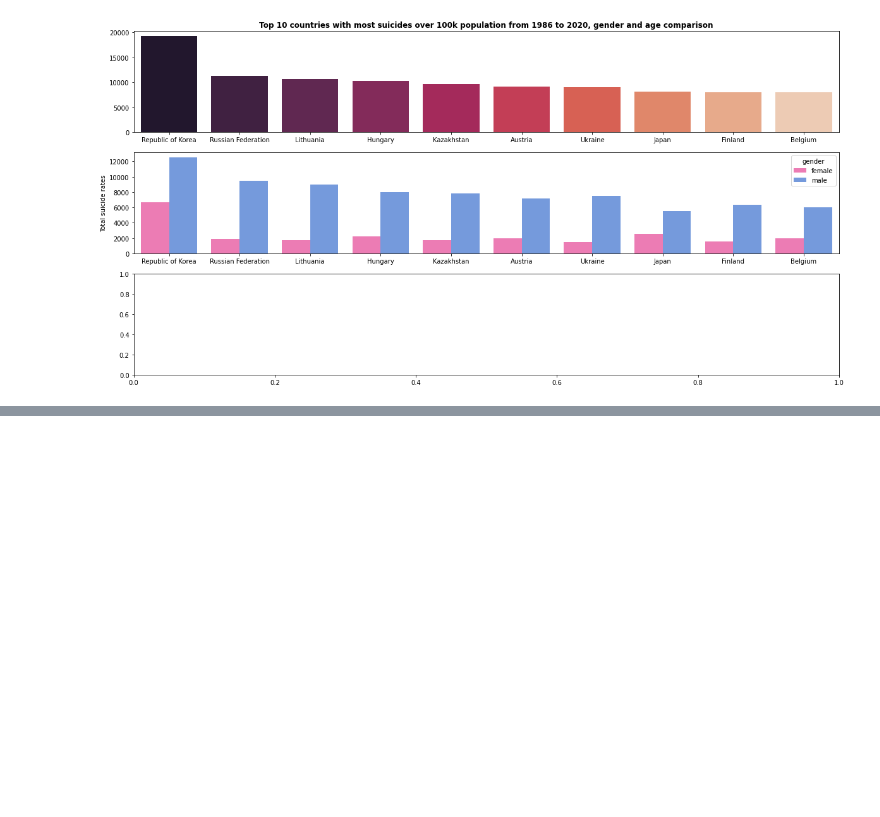
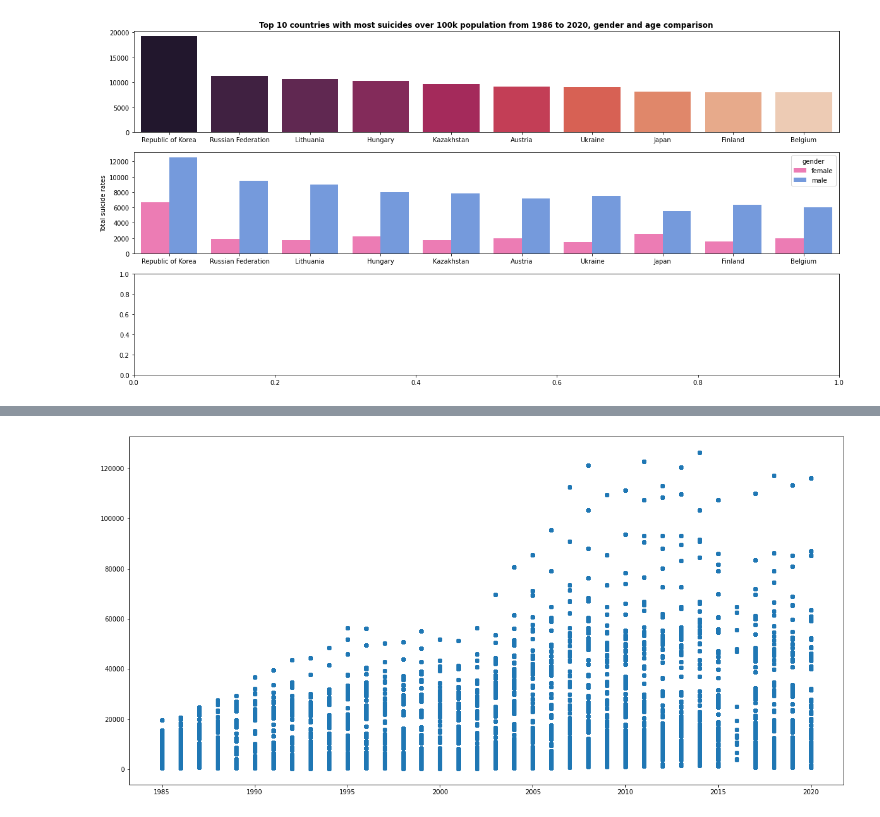
Before and after one commit to marcocolognesi/programming_class_final_project, a Jupyter notebook: final_project.ipynb, the cells around one changed output, grey strips where cells are left out. Drawn from its saved outputs; the diff is of its cells as text; code cells hidden in the pictures; blank space fills up the shorter version.

```diff
--- a/final_project.ipynb
+++ b/final_project.ipynb
@@ -1118,0 +1182,8 @@ plt.show()
+# %%
+plt.figure(figsize=(20,10))
+plt.scatter(x=suicide_df['year'], y=suicide_df['gdp_per_capita'])
+#plt.xlabel('income')
+#plt.ylabel('spending_score')
+plt.show()
+# %% [output]
+[figure, added]
```
Also changed, not shown: parts of 29 cells of this notebook.
